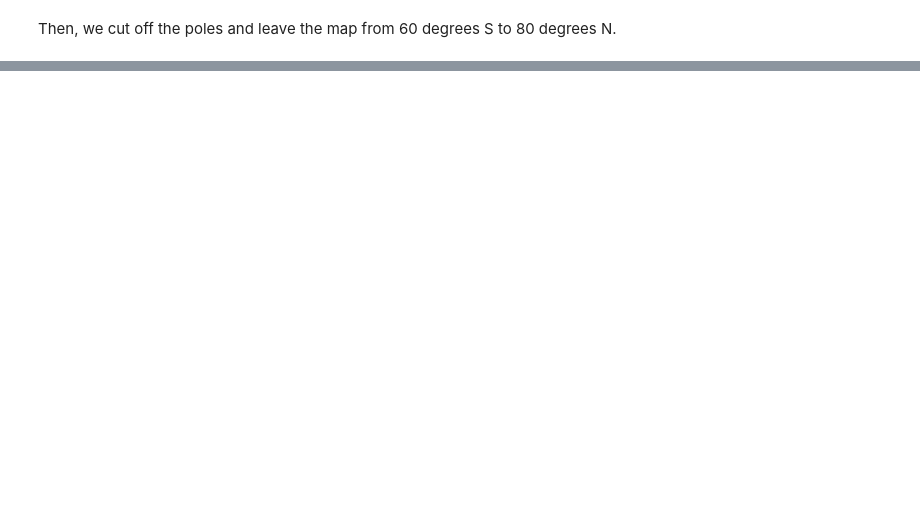
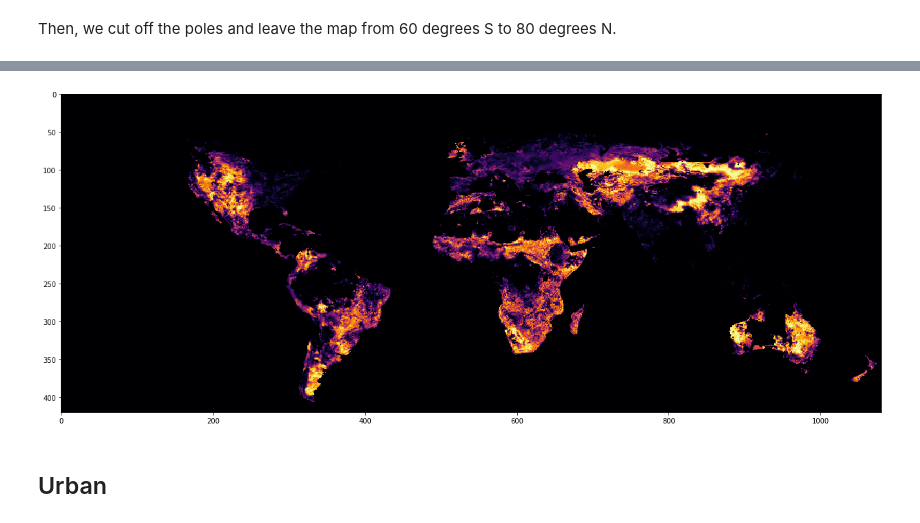
Before and after one commit to miguel-bm/pandora, a Jupyter notebook: notebooks/common_format.ipynb, the cells around one changed output, grey strips where cells are left out. Drawn from its saved outputs; the diff is of its cells as text; code cells hidden in the pictures; blank space fills up the shorter version.

```diff
--- a/notebooks/common_format.ipynb
+++ b/notebooks/common_format.ipynb
@@ -150,0 +148,15 @@ array_to_json(mammals_array_processed, mammals_processed_folder/"all_mammals_3px
+# %%
+pastures_raw_folder = data_raw_folder/"pastures"
+pastures_processed_folder = data_processed_folder/"pastures"
+pastures_raw_file = pastures_raw_folder/"pasture.tif"
+# %%
+pastures_array = array_from_tif(pastures_raw_file, longitude_size)
+# %%
+pastures_array[pastures_array == pastures_array.min()] = 0
+# %%
+pastures_array_processed = cut_poles(pastures_array, (-90, 90), latitude_range) * open_water_array_processed
+pastures_array_processed = pastures_array_processed / pastures_array_processed.max()
+# %%
+plot_map(pastures_array_processed)
+# %% [output]
+[figure, added]
@@ -150,0 +168,2 @@ array_to_json(mammals_array_processed, mammals_processed_folder/"all_mammals_3px
+# %% [markdown]
+## Urban
```
Also changed, not shown: parts of 33 cells of this notebook, 11 other files.
